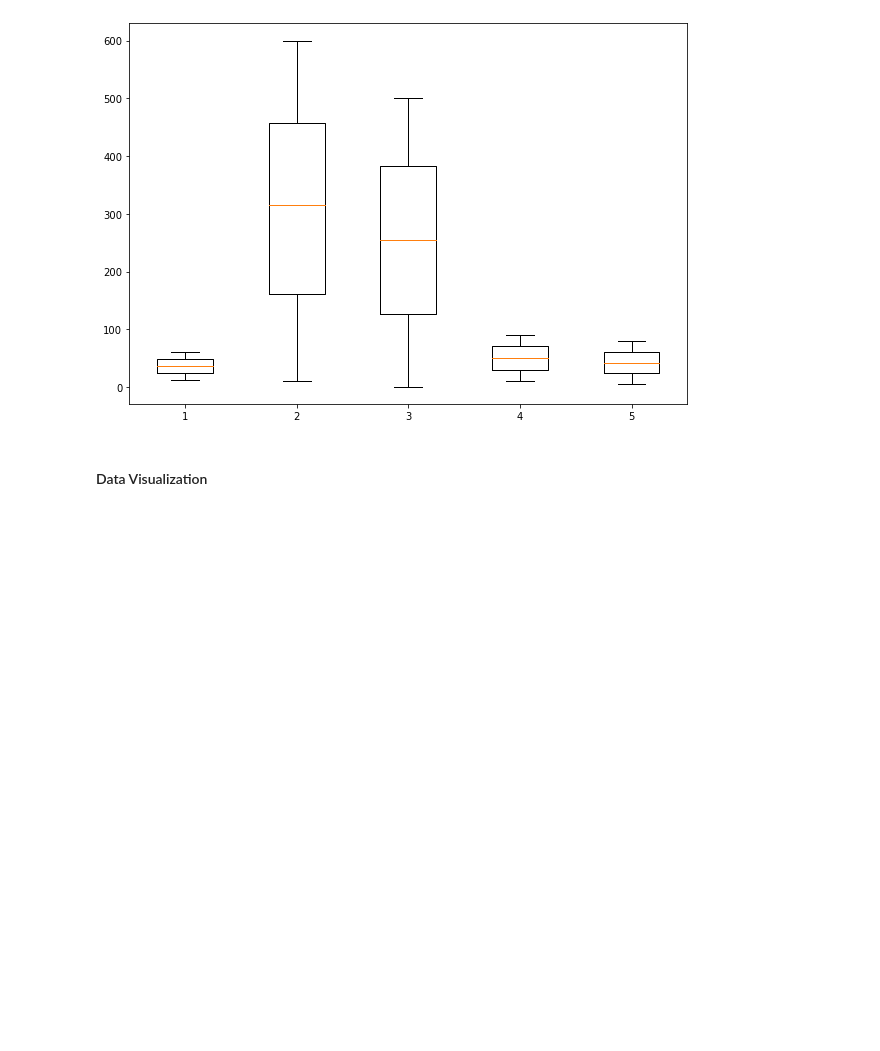
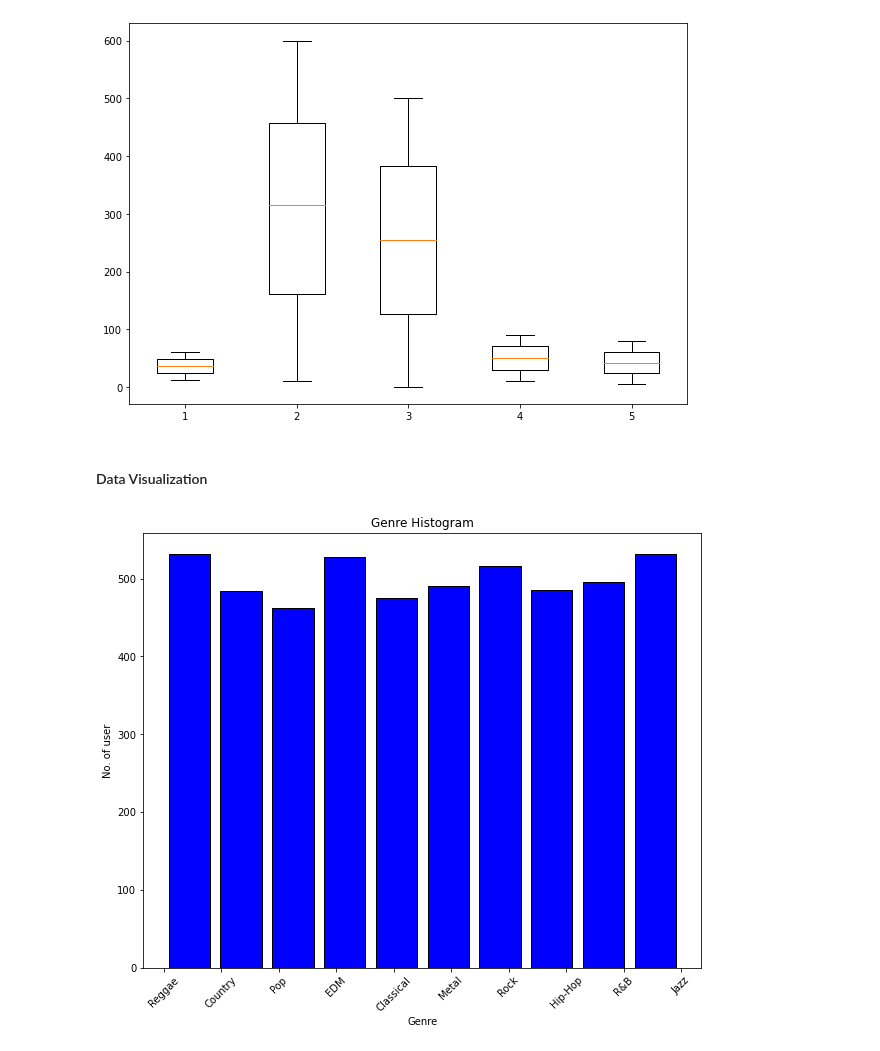
Before and after one commit to CrimsonRavenFeather/EDA-portfolio, a Jupyter notebook: CODE/eda.ipynb, the cells around one changed output. Drawn from its saved outputs; the diff is of its cells as text; code cells hidden in the pictures; blank space fills up the shorter version.

Commit message:
histogram and pie chart

```diff
--- a/CODE/eda.ipynb
+++ b/CODE/eda.ipynb
@@ -132,3 +132,13 @@ box_plt =  plt.boxplot(df[numeric_col])
 [figure]
 # %% [markdown]
 #### Data Visualization
+# %%
+plt.figure(figsize=(10,8))
+plt.hist(df["Top Genre"],color='blue',edgecolor='black',rwidth=0.8)
+plt.title("Genre Histogram")
+plt.xlabel("Genre")
+plt.ylabel("No. of user")
+plt.xticks(rotation=45)
+plt.show()
+# %% [output]
+[figure, added]
```
Also changed, not shown: parts of 1 cell of this notebook.
